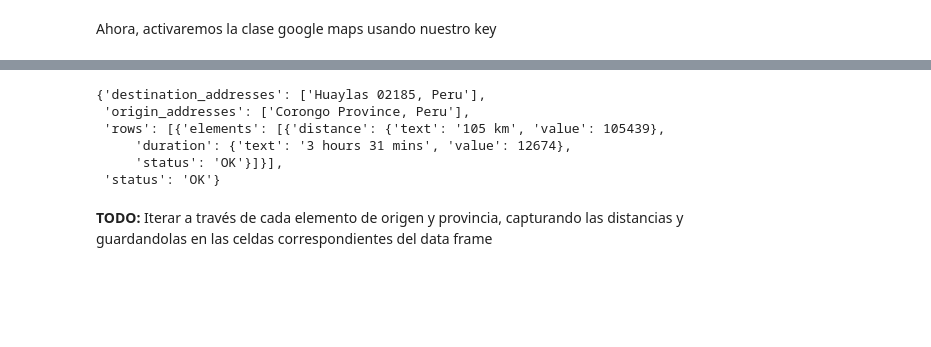
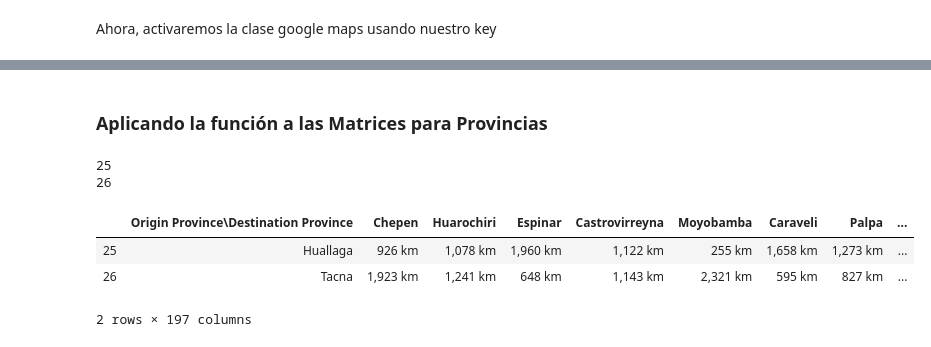
Before and after one commit to mgutierrezc/covid-scraping-peru, a Jupyter notebook: Scraping Google Maps Perú [Provincias].ipynb, the cells around one changed output, grey strips where cells are left out. Cells and saved outputs as stored; diff of their text form; code cells hidden in the pictures; blank space fills up the shorter version.

```diff
--- a/Scraping Google Maps Perú [Provincias].ipynb
+++ b/Scraping Google Maps Perú [Provincias].ipynb
@@ -173,12 +244,0 @@ Crearemos ahora nuestra matriz de distancias y tiempos usando esa clase
-# %%
-provs_mat = gmaps.distance_matrix(origins=origin[0], destinations=destination[1], mode='driving')
-provs_mat
-# %% [output]
-{'destination_addresses': ['Huaylas 02185, Peru'],
- 'origin_addresses': ['Corongo Province, Peru'],
- 'rows': [{'elements': [{'distance': {'text': '105 km', 'value': 105439},
-     'duration': {'text': '3 hours 31 mins', 'value': 12674},
-     'status': 'OK'}]}],
- 'status': 'OK'}
-# %% [markdown]
-**TODO:** Iterar a través de cada elemento de origen y provincia, capturando las distancias y guardandolas en las celdas correspondientes del data frame
@@ -184,0 +289,19 @@ provs_mat
+# %% [markdown]
+### Aplicando la función a las Matrices para Provincias
+# %%
+primera_fila = 25
+primera_col = 1
+ult_fila_mas_uno = 27
+ult_col = len(provincias)+1
+
+matrix_blocks(primera_fila, primera_col, ult_fila_mas_uno, ult_col, prov_distances, prov_times, origen_destino_prov)
+# %% [output]
+25
+26
+# %%
+prov_distances[25:27]
+# %% [output]
+|  | Origin Province\Destination Province | Chepen | Huarochiri | Espinar | Castrovirreyna | Moyobamba | Caraveli | Palpa | ... |
+| 25 | Huallaga | 926 km | 1,078 km | 1,960 km | 1,122 km | 255 km | 1,658 km | 1,273 km | ... |
+| 26 | Tacna | 1,923 km | 1,241 km | 648 km | 1,143 km | 2,321 km | 595 km | 827 km | ... |
+2 rows × 197 columns
```
Also changed, not shown: parts of 17 cells of this notebook.
